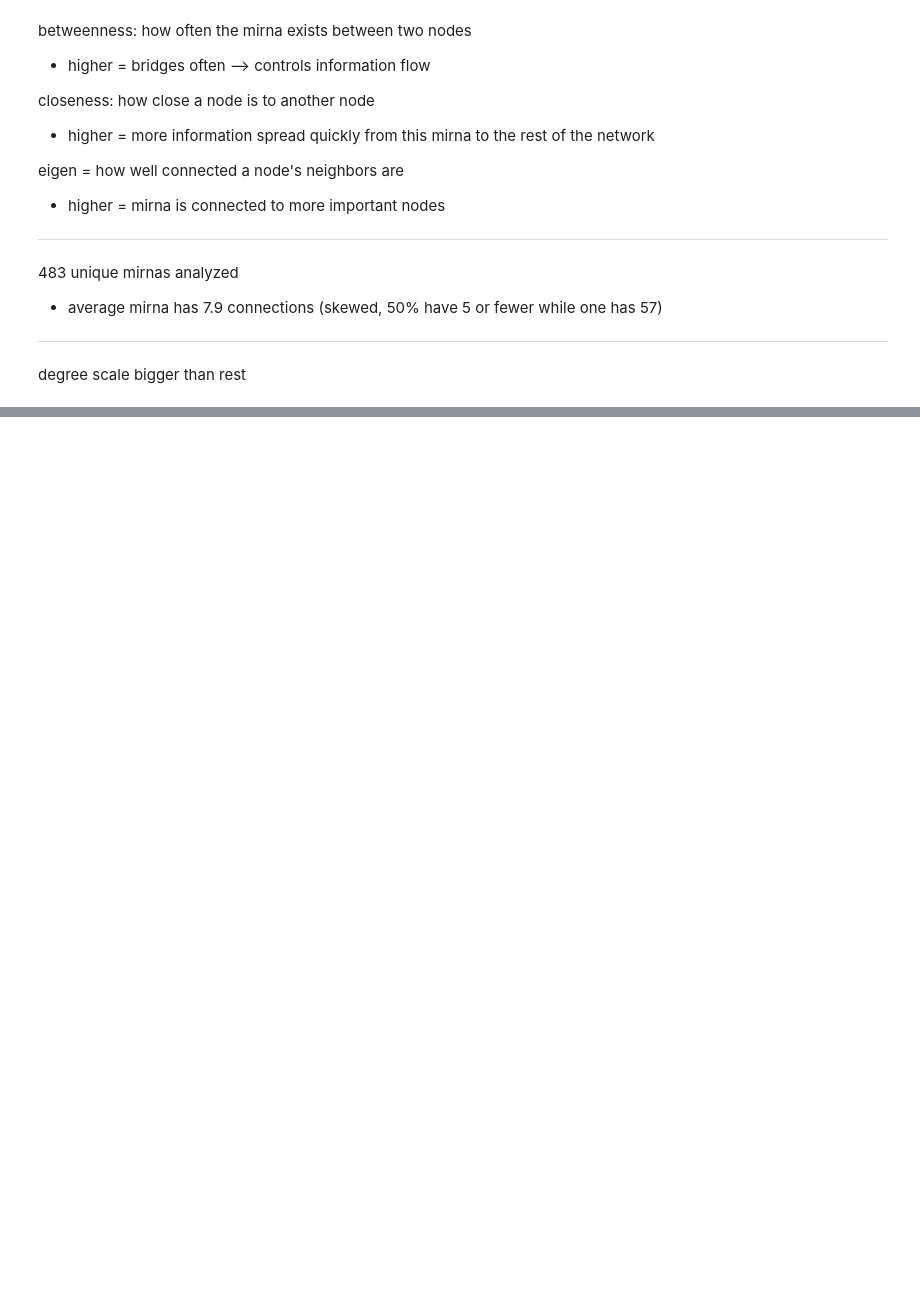
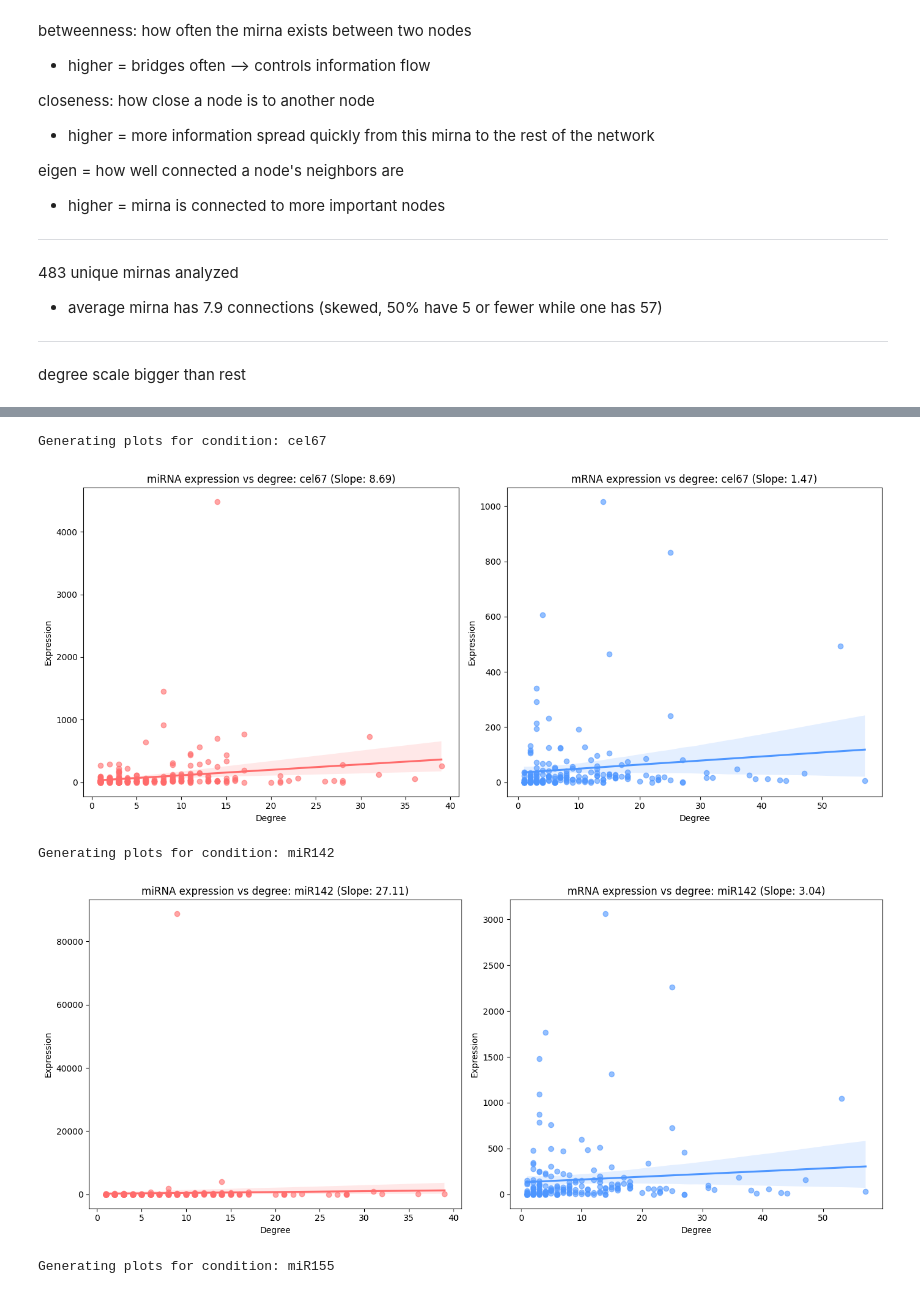
Before and after one commit to PhyloGrok/MolGraphs, a Jupyter notebook: Network2.ipynb, the cells around one changed output, grey strips where cells are left out. Drawn from its saved outputs; the diff is of its cells as text; code cells hidden in the pictures; blank space fills up the shorter version.

```diff
--- a/Network2.ipynb
+++ b/Network2.ipynb
@@ -436,0 +430,80 @@ degree scale bigger than rest
+# %%
+import pandas as pd
+import numpy as np
+import matplotlib.pyplot as plt
+import seaborn as sns
+import networkx as nx
+from scipy.stats import linregress
+
+target_conditions_list = ['cel67', 'miR142', 'miR155', 'miR18b', 'miR890']
+
+for target_condition in target_conditions_list:
+    print(f"Generating plots for condition: {target_condition}")
+
+    mrna_df = pd.read_csv('nanostring_mrna.csv')
+    mrna_exp_dict = pd.Series(pd.to_numeric(mrna_df[target_condition], errors='coerce').values, index=mrna_df['ProbeID']).to_dict()
+
+
+    mirna_df = pd.read_csv('nanostring_mirna.csv', header=None, names=['ProbeID', 'Accession', 'Analyte', 'Control', 'cel67', 'miR142', 'miR155', 'miR18b', 'miR890'])
+    mirna_df = mirna_df.drop(0).reset_index(drop=True)
+    mirna_exp_dict = pd.Series(pd.to_numeric(mirna_df[target_condition], errors='coerce').values, index=mirna_df['ProbeID']).to_dict()
+
+
+    all_raw_expressions = {**mrna_exp_dict, **mirna_exp_dict}
+    nx.set_node_attributes(B, all_raw_expressions, name='raw_expression')
+
+
+    deg_dict = dict(B.degree())
+
+    mirna_plot_data = []
+    mrna_plot_data = []
+
+    for node_id, attributes in B.nodes(data=True):
+        raw_exp = attributes.get('raw_expression')
+        if pd.isna(raw_exp):
+            raw_exp = 0
+
+        degree = deg_dict.get(node_id, 0)
+
+        if attributes.get('bipartite') == 0:
+            mirna_plot_data.append({'ID': node_id, 'Expression': raw_exp, 'Degree': degree})
+        else:
+            mrna_plot_data.append({'ID': node_id, 'Expression': raw_exp, 'Degree': degree})
+
+    mirna_plot_df = pd.DataFrame(mirna_plot_data)
+    mrna_plot_df = pd.DataFrame(mrna_plot_data)
+
+    plt.figure(figsize=(14, 6))
+
+
+    plt.subplot(1, 2, 1)
+    if not mirna_plot_df.empty:
+        sns.regplot(x='Degree', y='Expression', data=mirna_plot_df, scatter_kws={'alpha':0.6, 'color':'#FF6B6B'}, line_kws={'color':'#FF6B6B'})
+        mirna_slope = 0.0
+        if len(mirna_plot_df['Degree'].unique()) > 1:
+            slope, intercept, r_value, p_value, std_err = linregress(mirna_plot_df['Degree'], mirna_plot_df['Expression'])
+            mirna_slope = slope
+        plt.title(f'miRNA expression vs degree: {target_condition} (Slope: {mirna_slope:.2f})')
+        plt.xlabel('Degree')
+        plt.ylabel('Expression')
+
+    plt.subplot(1, 2, 2)
+    if not mrna_plot_df.empty:
+        sns.regplot(x='Degree', y='Expression', data=mrna_plot_df, scatter_kws={'alpha':0.6, 'color':'#4D96FF'}, line_kws={'color':'#4D96FF'})
+        mrna_slope = 0.0
+        if len(mrna_plot_df['Degree'].unique()) > 1:
+            slope, intercept, r_value, p_value, std_err = linregress(mrna_plot_df['Degree'], mrna_plot_df['Expression'])
+            mrna_slope = slope
+        plt.title(f'mRNA expression vs degree: {target_condition} (Slope: {mrna_slope:.2f})')
+        plt.xlabel('Degree')
+        plt.ylabel('Expression')
+
+
+    plt.tight_layout()
+    plt.show()
+# %% [output]
+Generating plots for condition: cel67
+[figure, added]
+Generating plots for condition: miR142
+[figure, added]
+Generating plots for condition: miR155
```
Also changed, not shown: parts of 7 cells of this notebook.
